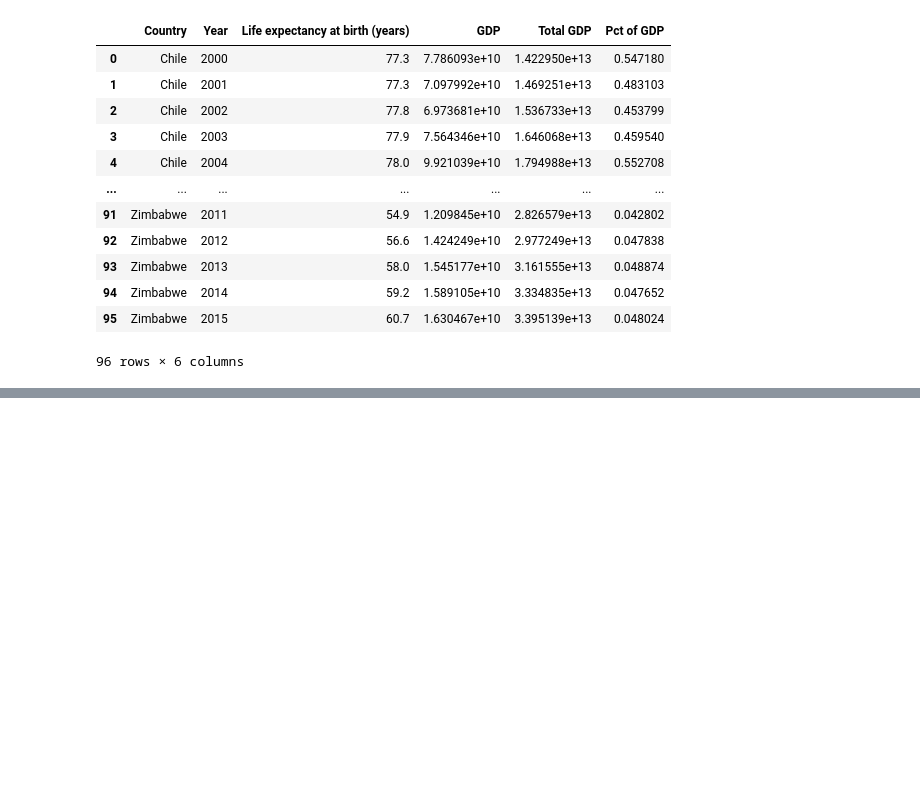
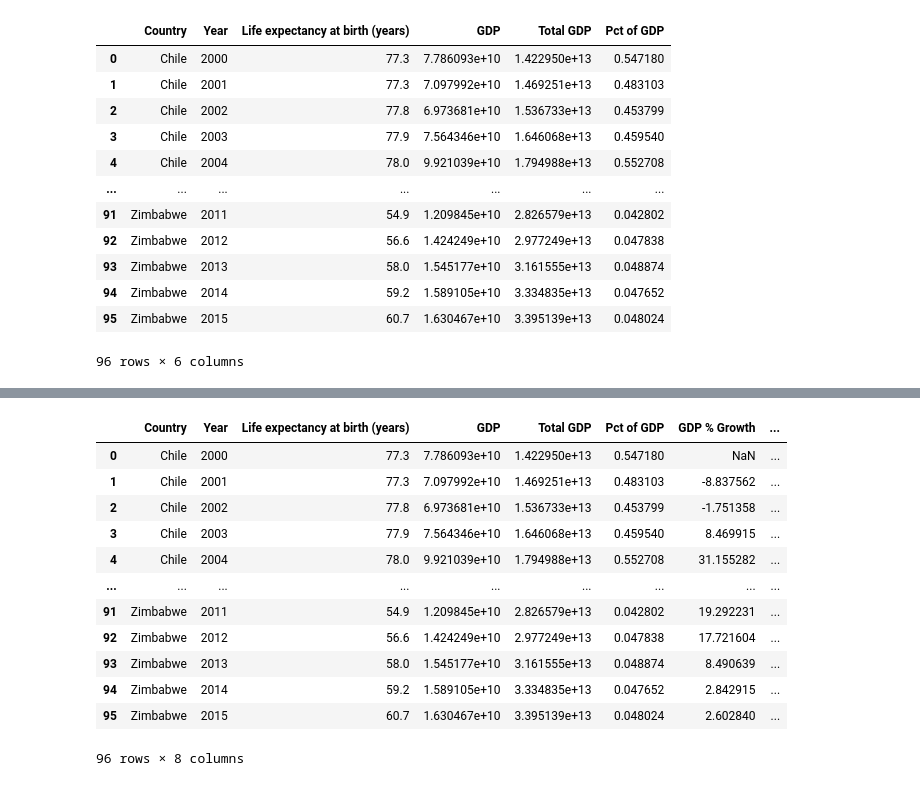
Before and after one commit to trumanKnight/data-visualization-portfolio-project, a Jupyter notebook: scripts/Test file.ipynb, the cells around one changed output, grey strips where cells are left out. Saved outputs shown, nothing was run; the diff lists cells and outputs as text; code cells hidden in the pictures; blank space fills up the shorter version.

```diff
--- a/scripts/Test file.ipynb
+++ b/scripts/Test file.ipynb
@@ -190,0 +210,22 @@ plt.savefig(iPATH + 'Life Ex v Time vs Pct total GDP v Time.PNG')
+# %%
+prev_GDP = df.groupby('Country')['GDP'].shift()
+df['GDP % Growth'] = ( df.GDP - prev_GDP ) / prev_GDP *100
+
+prev_total_GDP = df.groupby('Country')['Total GDP'].shift()
+df['Total GDP % Growth'] = ( df['Total GDP'] - prev_total_GDP ) / prev_total_GDP * 100
+
+df
+# %% [output]
+|  | Country | Year | Life expectancy at birth (years) | GDP | Total GDP | Pct of GDP | GDP % Growth | ... |
+| 0 | Chile | 2000 | 77.3 | 7.786093e+10 | 1.422950e+13 | 0.547180 | NaN | ... |
+| 1 | Chile | 2001 | 77.3 | 7.097992e+10 | 1.469251e+13 | 0.483103 | -8.837562 | ... |
+| 2 | Chile | 2002 | 77.8 | 6.973681e+10 | 1.536733e+13 | 0.453799 | -1.751358 | ... |
+| 3 | Chile | 2003 | 77.9 | 7.564346e+10 | 1.646068e+13 | 0.459540 | 8.469915 | ... |
+| 4 | Chile | 2004 | 78.0 | 9.921039e+10 | 1.794988e+13 | 0.552708 | 31.155282 | ... |
+| ... | ... | ... | ... | ... | ... | ... | ... | ... |
+| 91 | Zimbabwe | 2011 | 54.9 | 1.209845e+10 | 2.826579e+13 | 0.042802 | 19.292231 | ... |
+| 92 | Zimbabwe | 2012 | 56.6 | 1.424249e+10 | 2.977249e+13 | 0.047838 | 17.721604 | ... |
+| 93 | Zimbabwe | 2013 | 58.0 | 1.545177e+10 | 3.161555e+13 | 0.048874 | 8.490639 | ... |
+| 94 | Zimbabwe | 2014 | 59.2 | 1.589105e+10 | 3.334835e+13 | 0.047652 | 2.842915 | ... |
+| 95 | Zimbabwe | 2015 | 60.7 | 1.630467e+10 | 3.395139e+13 | 0.048024 | 2.602840 | ... |
+96 rows × 8 columns
```
Also changed, not shown: parts of 5 cells of this notebook, 5 other files.
